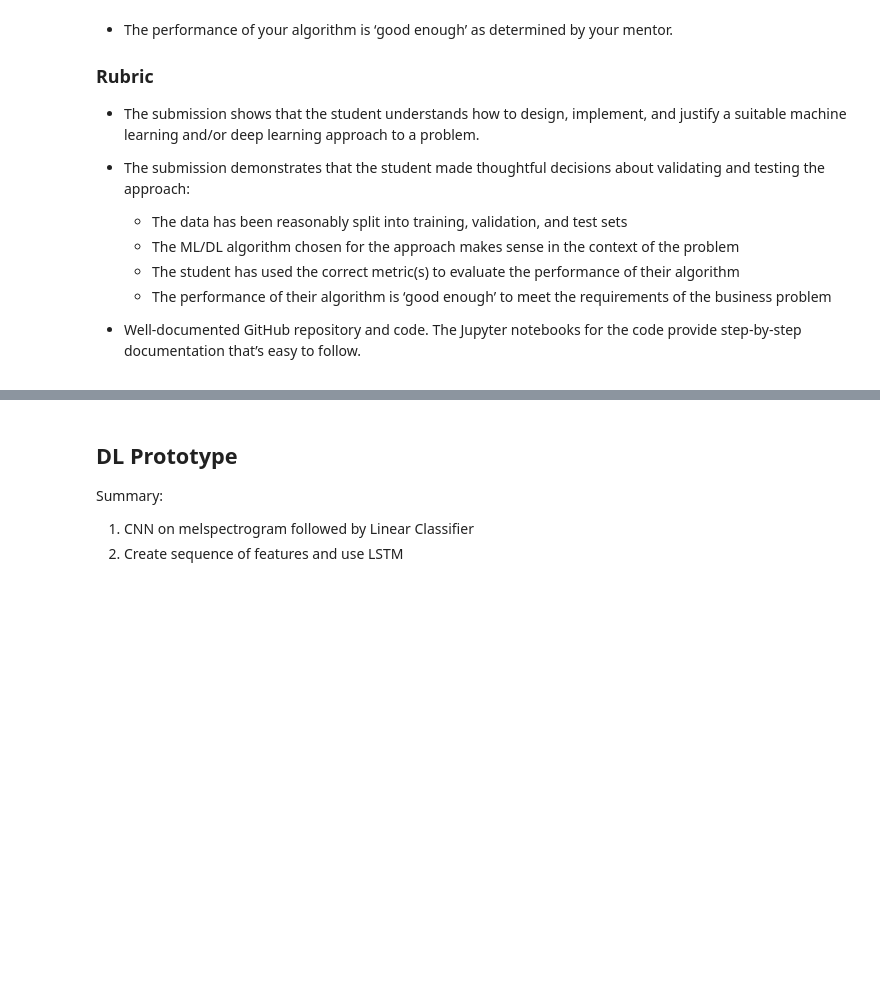
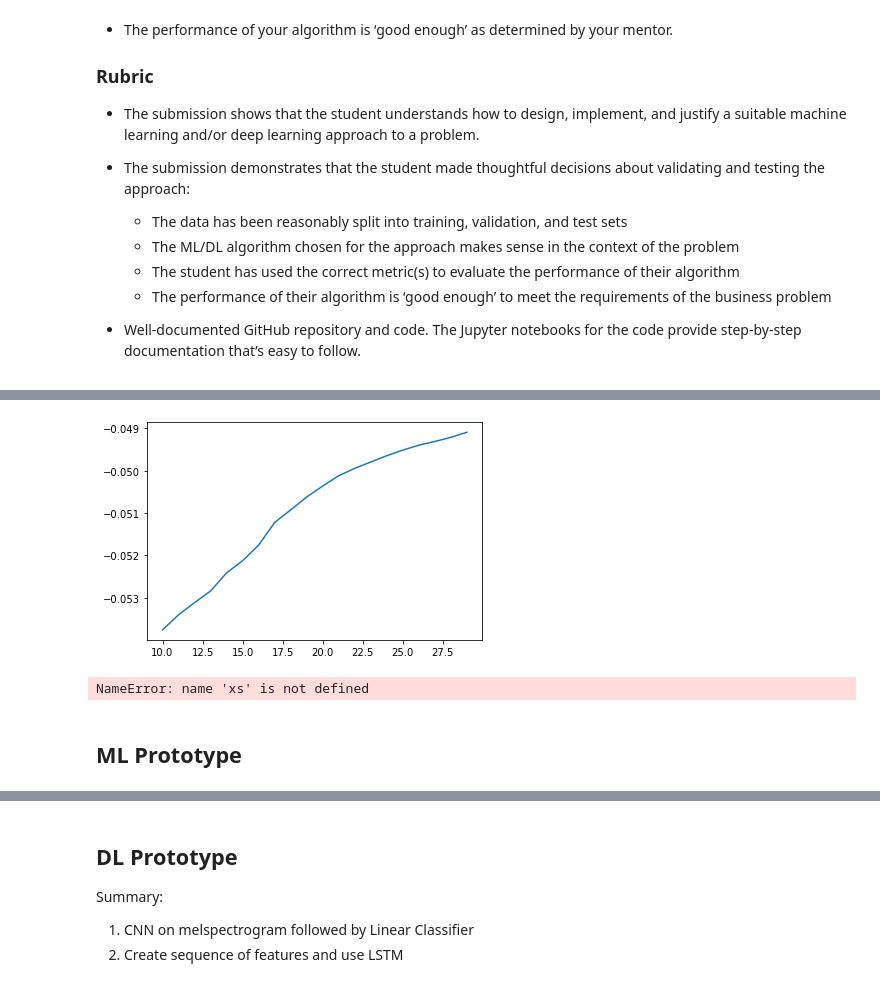
Before and after one commit to ryanjmccall/sb_ml_eng_capstone, a Jupyter notebook: capstone/notebooks/MELD_ML_DL_Prototype.ipynb, the cells around one changed output, grey strips where cells are left out. Drawn from its saved outputs; the diff is of its cells as text; code cells hidden in the pictures; blank space fills up the shorter version.

Commit message:
reorg and starting on ML/DL prototype

```diff
--- a/capstone/notebooks/MELD_ML_DL_Prototype.ipynb
+++ b/capstone/notebooks/MELD_ML_DL_Prototype.ipynb
@@ -45,0 +47,2 @@ Pipeline
+# %%
+df = pd.read_pickle('data/features/df.pkl')
@@ -45,0 +95,34 @@ Pipeline
+# %%
+import librosa
+
+def extract_mfcc(audio, sr, **kwargs):
+    return np.mean(librosa.feature.mfcc(y=audio, sr=sr, **kwargs).T, axis=0)
+
+
+def extract_chroma(audio, sr, **kwargs):
+    stft = np.abs(librosa.stft(audio))
+    return np.mean(librosa.feature.chroma_stft(S=stft, sr=sr, **kwargs).T, axis=0)
+
+
+def extract_melspectrogram(audio, sr, **kwargs):
+    return np.mean(librosa.feature.melspectrogram(y=audio, sr=sr, **kwargs).T, axis=0)
+# %%
+def run_extract(df, lim, func, **kwargs):
+    X = []
+    for i, r in df.iterrows():
+        audio = r.audio if lim is None else r.audio[:lim]
+        X.append(func(audio, r.sr, **kwargs))
+
+    return np.array(X)
+# %%
+# test MFCC hyperparams
+xs = list(range(10, 30))
+scores = list()
+for n_mfcc in xs:
+    sample = df.sample(6000)
+    X = run_extract(sample, extract_limit, extract_mfcc, n_mfcc=n_mfcc)
+    scores.append(silhouette_score(X, sample['emotion_class']))
+# %%
+plt.plot(xs, scores);
+# %% [output]
+[figure, added]
@@ -45,0 +137,6 @@ Pipeline
+# %%
+plt.plot(xs, scores);
+# %% [output]
+NameError: name 'xs' is not defined
+# %% [markdown]
+## ML Prototype
```
Also changed, not shown: parts of 11 cells of this notebook, 1 other file.
